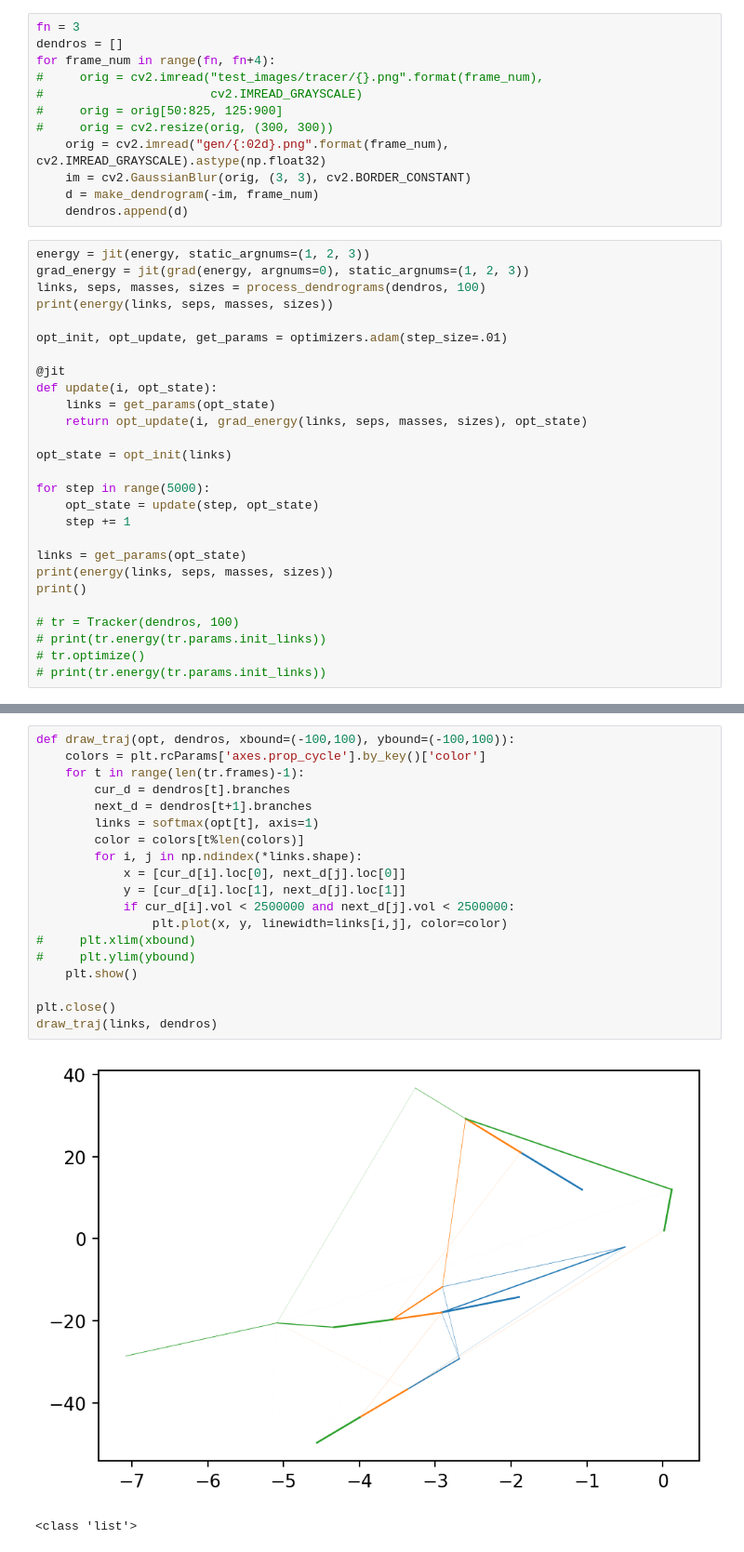
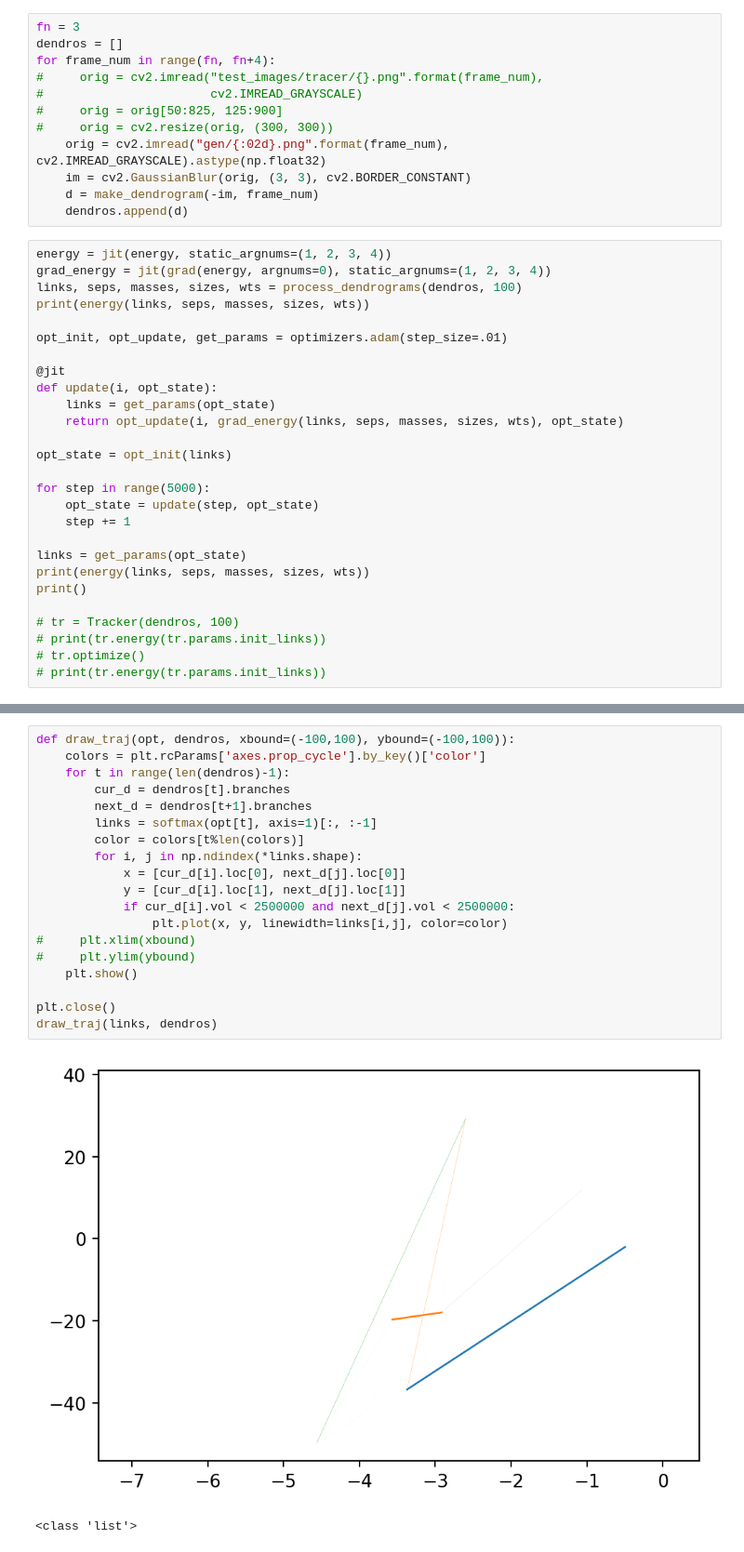
Before and after one commit to dkarkada/outflow-tracking, a Jupyter notebook: Tracking2.ipynb, the cells around one changed output, grey strips where cells are left out. Shown at 93% size. Saved outputs shown, nothing was run; the diff lists cells and outputs as text.

```diff
--- a/Tracking2.ipynb
+++ b/Tracking2.ipynb
@@ -78,17 +95,17 @@ for frame_num in range(fn, fn+4):
     d = make_dendrogram(-im, frame_num)
     dendros.append(d)
 # %%
-energy = jit(energy, static_argnums=(1, 2, 3))
-grad_energy = jit(grad(energy, argnums=0), static_argnums=(1, 2, 3))
-links, seps, masses, sizes = process_dendrograms(dendros, 100)
-print(energy(links, seps, masses, sizes))
+energy = jit(energy, static_argnums=(1, 2, 3, 4))
+grad_energy = jit(grad(energy, argnums=0), static_argnums=(1, 2, 3, 4))
+links, seps, masses, sizes, wts = process_dendrograms(dendros, 100)
+print(energy(links, seps, masses, sizes, wts))
 
 opt_init, opt_update, get_params = optimizers.adam(step_size=.01)
 
 @jit
 def update(i, opt_state):
     links = get_params(opt_state)
-    return opt_update(i, grad_energy(links, seps, masses, sizes), opt_state)
+    return opt_update(i, grad_energy(links, seps, masses, sizes, wts), opt_state)
 
 opt_state = opt_init(links)
 
@@ -97,7 +114,7 @@ for step in range(5000):
     step += 1
 
 links = get_params(opt_state)
-print(energy(links, seps, masses, sizes))
+print(energy(links, seps, masses, sizes, wts))
 print()
 
 # tr = Tracker(dendros, 100)
@@ -110,24 +127,24 @@ print()
 # %%
 def draw_traj(opt, dendros, xbound=(-100,100), ybound=(-100,100)):
     colors = plt.rcParams['axes.prop_cycle'].by_key()['color']
-    for t in range(len(tr.frames)-1):
+    for t in range(len(dendros)-1):
         cur_d = dendros[t].branches
         next_d = dendros[t+1].branches
-        links = softmax(opt[t], axis=1)
+        links = softmax(opt[t], axis=1)[:, :-1]
         color = colors[t%len(colors)]
         for i, j in np.ndindex(*links.shape):
             x = [cur_d[i].loc[0], next_d[j].loc[0]]
             y = [cur_d[i].loc[1], next_d[j].loc[1]]
             if cur_d[i].vol < 2500000 and next_d[j].vol < 2500000:
                 plt.plot(x, y, linewidth=links[i,j], color=color)
 #     plt.xlim(xbound)
 #     plt.ylim(ybound)
     plt.show()
 
 plt.close()
 draw_traj(links, dendros)
 # %% [output]
-[figure, old version]
+[figure, new version]
 # %%
 # %% [output]
 <class 'list'>
```
Also changed, not shown: parts of 2 cells of this notebook, 1 other file.
